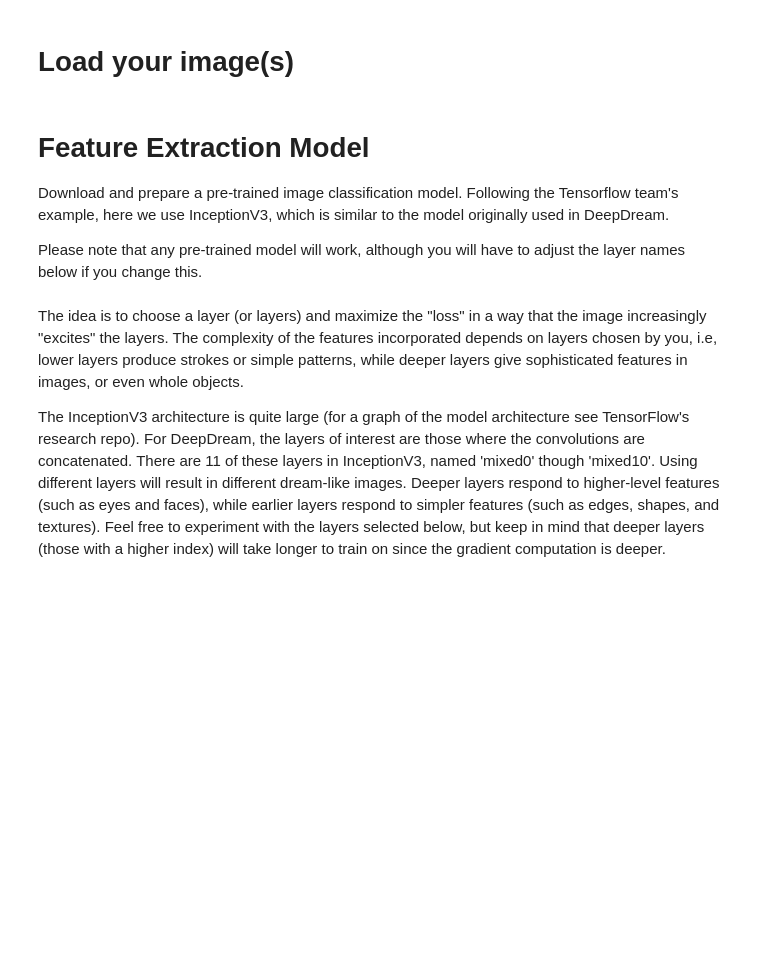
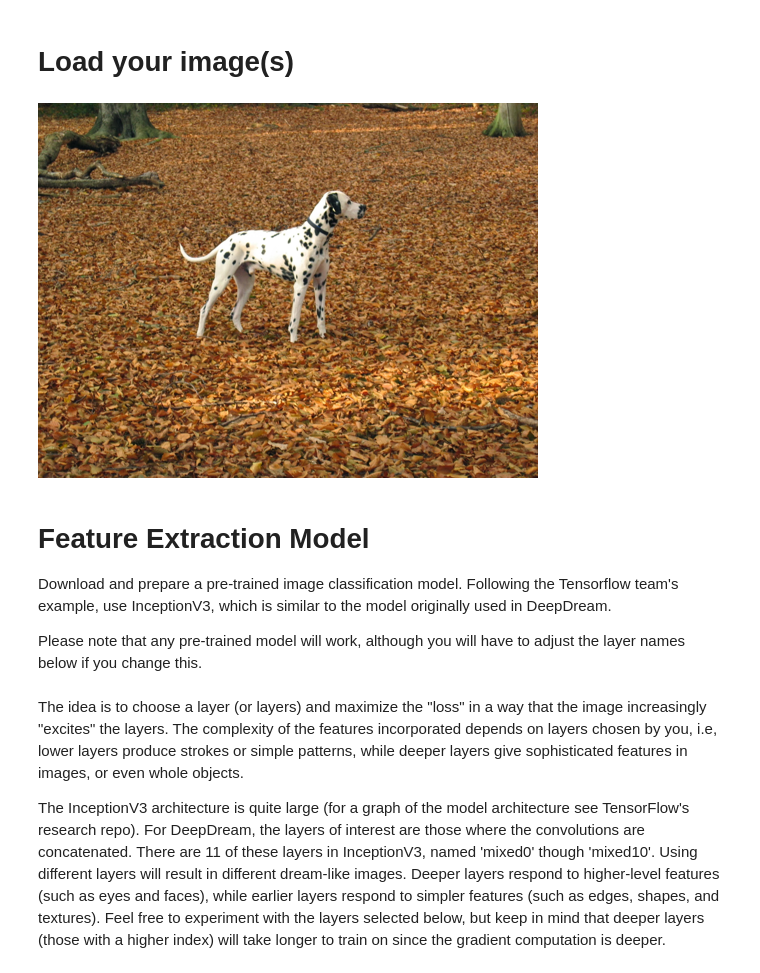
Before and after one commit to antnewman/understanding-neural-networks, a Jupyter notebook: example_ann_understanding.ipynb, the cells around one changed output. Saved outputs shown, nothing was run; the diff lists cells and outputs as text; code cells hidden in the pictures; blank space fills up the shorter version.

```diff
--- a/example_ann_understanding.ipynb
+++ b/example_ann_understanding.ipynb
@@ -48,31 +46,32 @@ url = url3
 # %%
 # Download an image and read it into a NumPy array.
 def download(url, max_dim=None):
   name = url.split('/')[-1]
   image_path = tf.keras.utils.get_file(name, origin=url)
   img = PIL.Image.open(image_path)
   if max_dim:
     img.thumbnail((max_dim, max_dim))
   return np.array(img)
 
 # Normalize an image
 def deprocess(img):
   img = 255*(img + 1.0)/2.0
   return tf.cast(img, tf.uint8)
 
 # Display an image
 def show(img):
   display.display(PIL.Image.fromarray(np.array(img)))
 
 
 # Downsizing the image makes it easier to work with.
 original_img = download(url, max_dim=500)
 show(original_img)
-display.display(display.HTML('Image cc-by: <a "href=https://commons.wikimedia.org/wiki/File:Felis_catus-cat_on_snow.jpg">Von.grzanka</a>'))
+# %% [output]
+[figure, added]
 # %% [markdown]
 # Feature Extraction Model
 
-Download and prepare a pre-trained image classification model. Following the Tensorflow team's example, here we use InceptionV3, which is similar to the model originally used in DeepDream.
+Download and prepare a pre-trained image classification model. Following the Tensorflow team's example, use InceptionV3, which is similar to the model originally used in DeepDream.
 
 Please note that any pre-trained model will work, although you will have to adjust the layer names below if you change this.
 # %%
```
Also changed, not shown: parts of 9 cells of this notebook.
